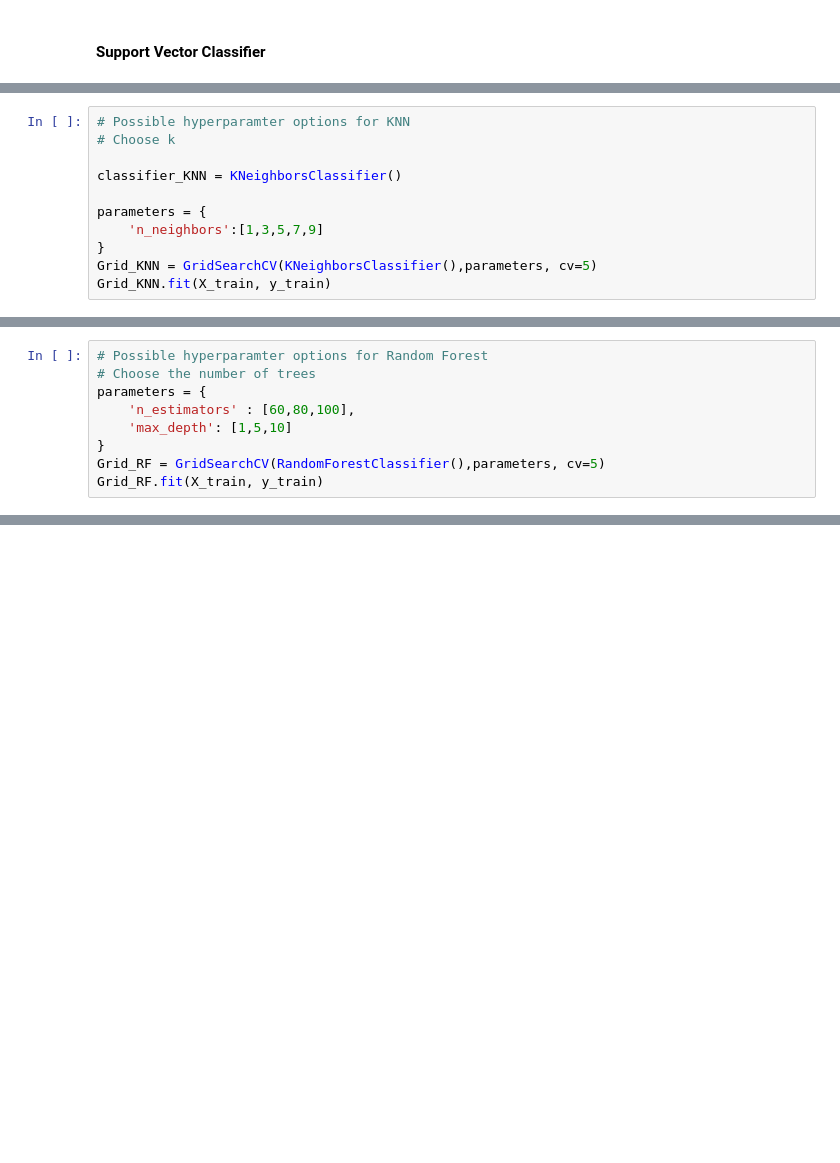
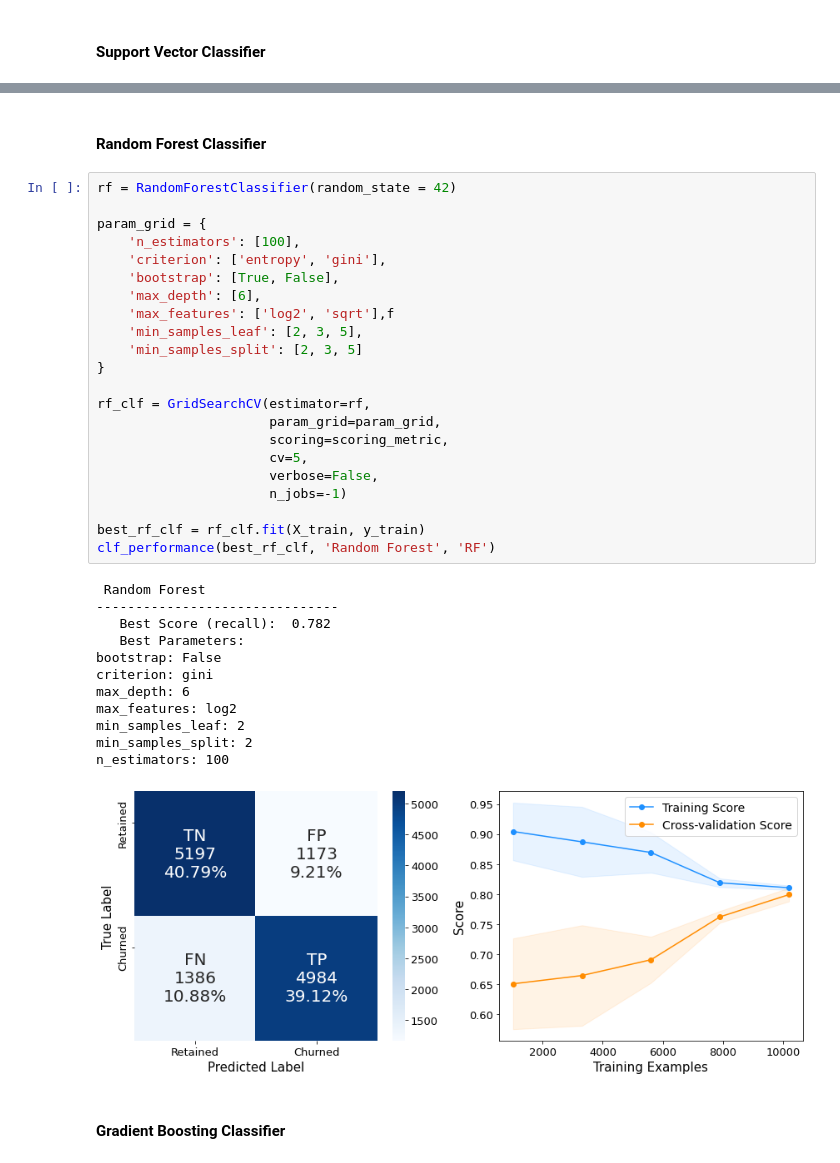
Before and after one commit to HuanSunGo/Machine_Learning_Projects, a Jupyter notebook: Customer_Churn_Prediction/Customer_Churn_Prediction.ipynb, the cells around one changed output, grey strips where cells are left out. Drawn from its saved outputs; the diff is of its cells as text; blank space fills up the shorter version.

```diff
--- a/Customer_Churn_Prediction/Customer_Churn_Prediction.ipynb
+++ b/Customer_Churn_Prediction/Customer_Churn_Prediction.ipynb
@@ -667,11 +664,0 @@ def print_grid_search_metrics(gs):
-# %%
-# Possible hyperparamter options for KNN
-# Choose k
-
-classifier_KNN = KNeighborsClassifier()
-
-parameters = {
-    'n_neighbors':[1,3,5,7,9]
-}
-Grid_KNN = GridSearchCV(KNeighborsClassifier(),parameters, cv=5)
-Grid_KNN.fit(X_train, y_train)
@@ -692,9 +664,0 @@ best_KNN_model = Grid_KNN.best_estimator_
-# %%
-# Possible hyperparamter options for Random Forest
-# Choose the number of trees
-parameters = {
-    'n_estimators' : [60,80,100],
-    'max_depth': [1,5,10]
-}
-Grid_RF = GridSearchCV(RandomForestClassifier(),parameters, cv=5)
-Grid_RF.fit(X_train, y_train)
@@ -980,0 +665,39 @@ Gender : 0.0183
+# %% [markdown]
+#### Random Forest Classifier
+# %%
+rf = RandomForestClassifier(random_state = 42)
+
+param_grid = {
+    'n_estimators': [100],
+    'criterion': ['entropy', 'gini'],
+    'bootstrap': [True, False],
+    'max_depth': [6],
+    'max_features': ['log2', 'sqrt'],f
+    'min_samples_leaf': [2, 3, 5],
+    'min_samples_split': [2, 3, 5]
+}
+
+rf_clf = GridSearchCV(estimator=rf,
+                      param_grid=param_grid,
+                      scoring=scoring_metric,
+                      cv=5,
+                      verbose=False,
+                      n_jobs=-1)
+
+best_rf_clf = rf_clf.fit(X_train, y_train)
+clf_performance(best_rf_clf, 'Random Forest', 'RF')
+# %% [output]
+ Random Forest
+-------------------------------
+   Best Score (recall):  0.782
+   Best Parameters:
+bootstrap: False
+criterion: gini
+max_depth: 6
+max_features: log2
+min_samples_leaf: 2
+min_samples_split: 2
+n_estimators: 100
+[figure, added]
+# %% [markdown]
+#### Gradient Boosting Classifier
```
Also changed, not shown: parts of 73 cells of this notebook.
